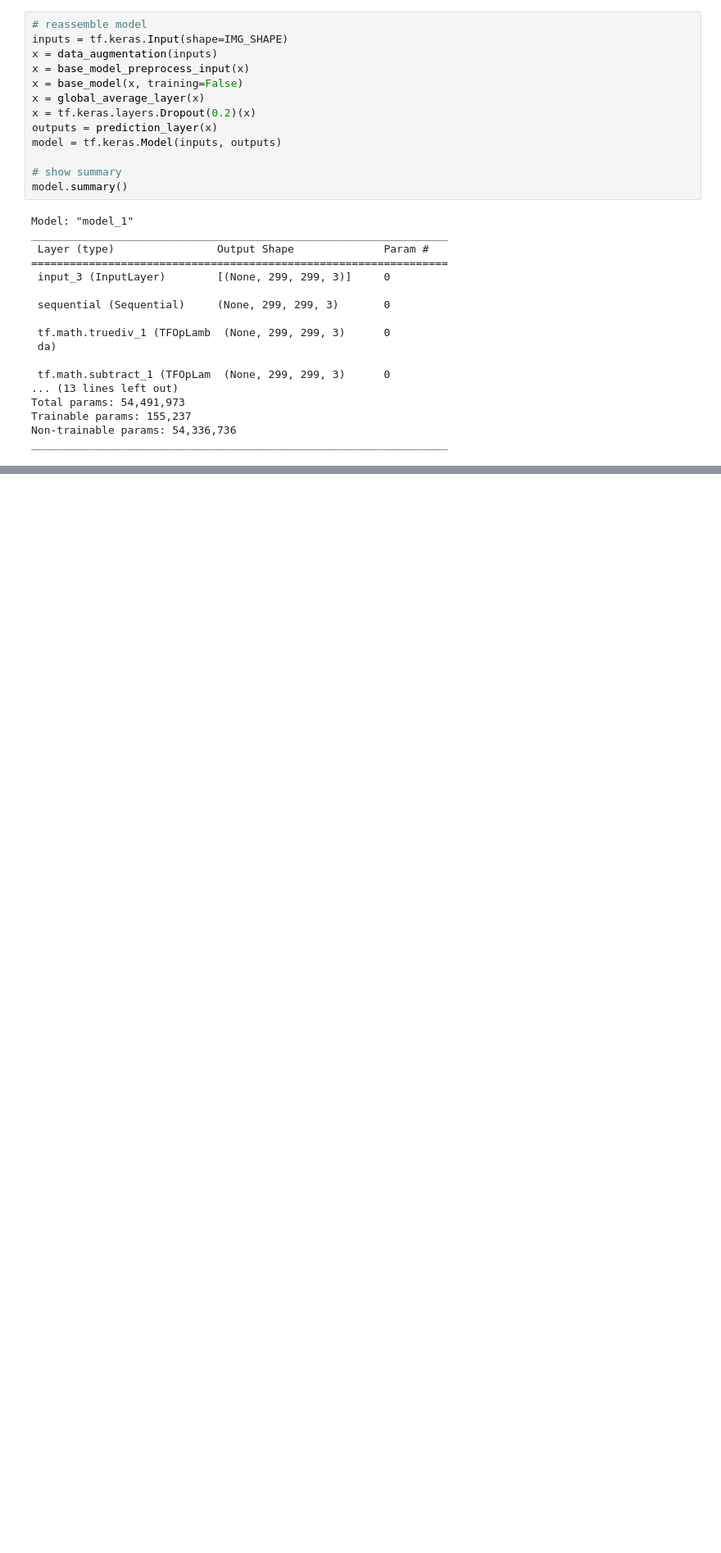
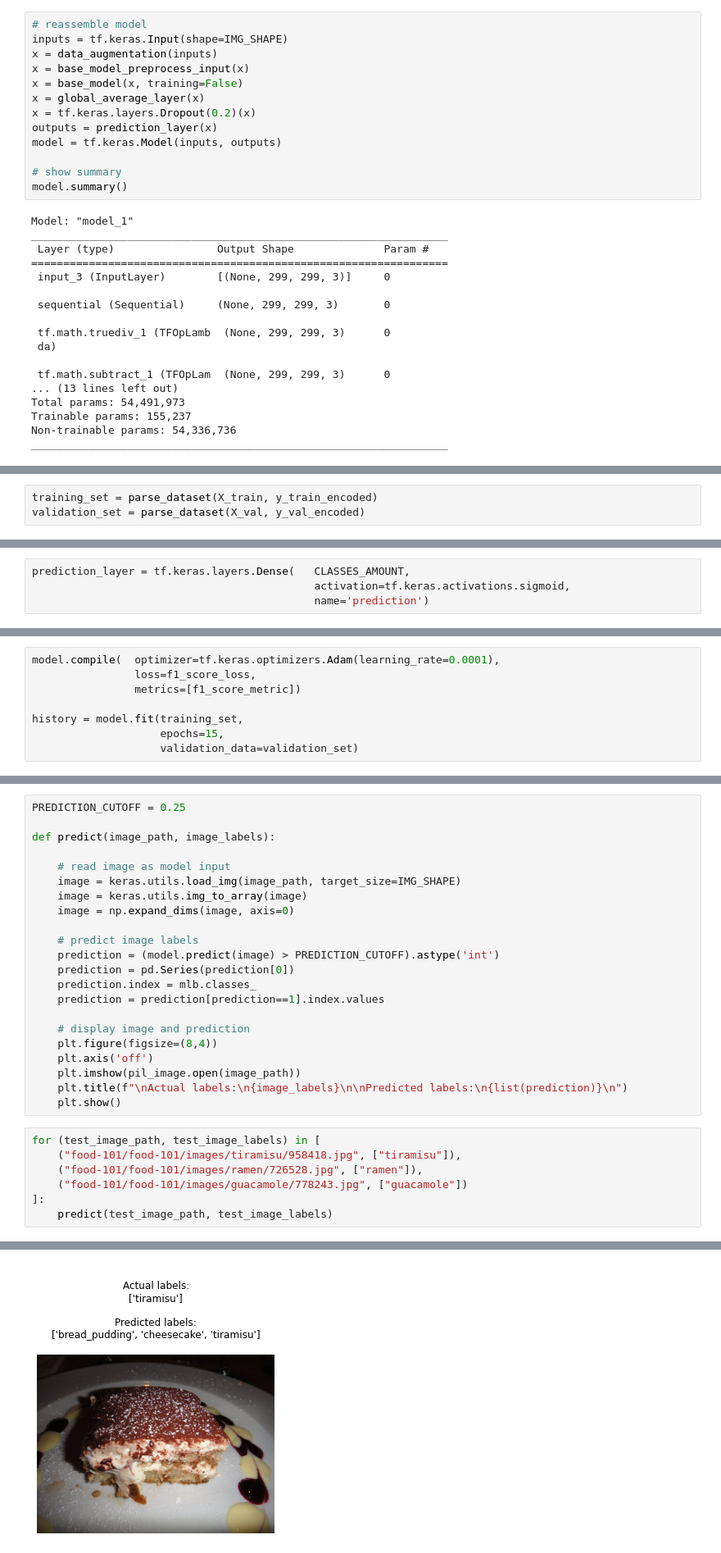
Before and after one commit to vlad-pbr/caloriephone, a Jupyter notebook: model/model.ipynb, the cells around one changed output, grey strips where cells are left out. Shown at 82% size. Saved outputs shown, nothing was run; the diff lists cells and outputs as text; blank space fills up the shorter version.

```diff
--- a/model/model.ipynb
+++ b/model/model.ipynb
@@ -1079,0 +734,3 @@ KeyboardInterrupt:
+# %%
+training_set = parse_dataset(X_train, y_train_encoded)
+validation_set = parse_dataset(X_val, y_val_encoded)
@@ -1079,0 +802,4 @@ KeyboardInterrupt:
+# %%
+prediction_layer = tf.keras.layers.Dense(   CLASSES_AMOUNT,
+                                            activation=tf.keras.activations.sigmoid,
+                                            name='prediction')
@@ -1079,0 +839,8 @@ KeyboardInterrupt:
+# %%
+model.compile(  optimizer=tf.keras.optimizers.Adam(learning_rate=0.0001),
+                loss=f1_score_loss,
+                metrics=[f1_score_metric])
+
+history = model.fit(training_set,
+                    epochs=15,
+                    validation_data=validation_set)
@@ -1079,0 +855,30 @@ KeyboardInterrupt:
+# %%
+PREDICTION_CUTOFF = 0.25
+
+def predict(image_path, image_labels):
+
+    # read image as model input
+    image = keras.utils.load_img(image_path, target_size=IMG_SHAPE)
+    image = keras.utils.img_to_array(image)
+    image = np.expand_dims(image, axis=0)
+
+    # predict image labels
+    prediction = (model.predict(image) > PREDICTION_CUTOFF).astype('int')
+    prediction = pd.Series(prediction[0])
+    prediction.index = mlb.classes_
+    prediction = prediction[prediction==1].index.values
+
+    # display image and prediction
+    plt.figure(figsize=(8,4))
+    plt.axis('off')
+    plt.imshow(pil_image.open(image_path))
+    plt.title(f"\nActual labels:\n{image_labels}\n\nPredicted labels:\n{list(prediction)}\n")
+    plt.show()
+# %%
+for (test_image_path, test_image_labels) in [
+    ("food-101/food-101/images/tiramisu/958418.jpg", ["tiramisu"]),
+    ("food-101/food-101/images/ramen/726528.jpg", ["ramen"]),
+    ("food-101/food-101/images/guacamole/778243.jpg", ["guacamole"])
+]:
+    predict(test_image_path, test_image_labels)
+# %% [output]
@@ -1079,0 +886 @@ KeyboardInterrupt:
+[figure, added]
```
Also changed, not shown: parts of 57 cells of this notebook, 2 other files.
